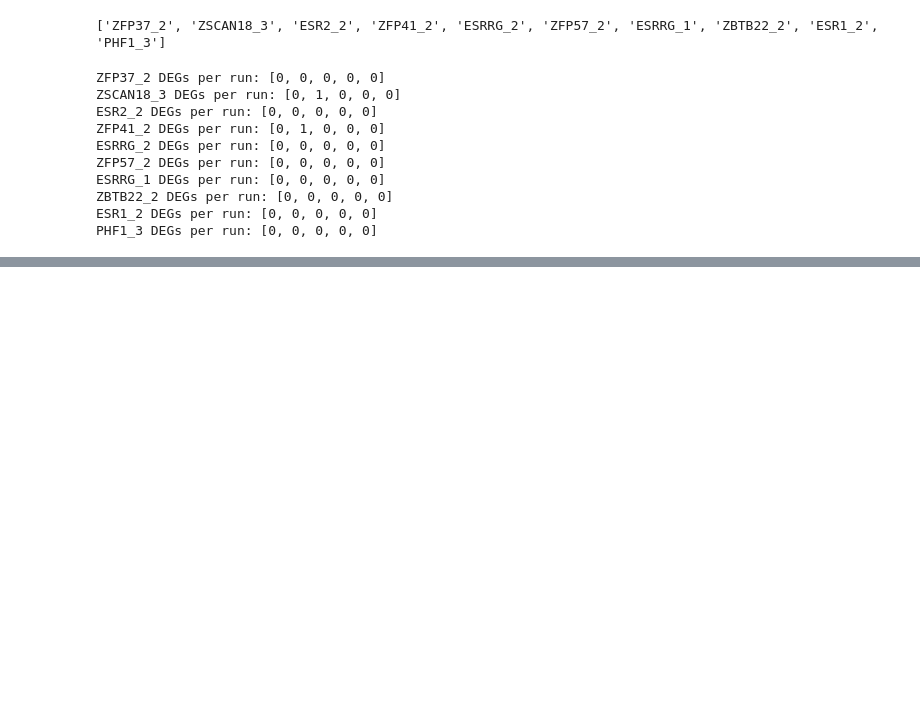
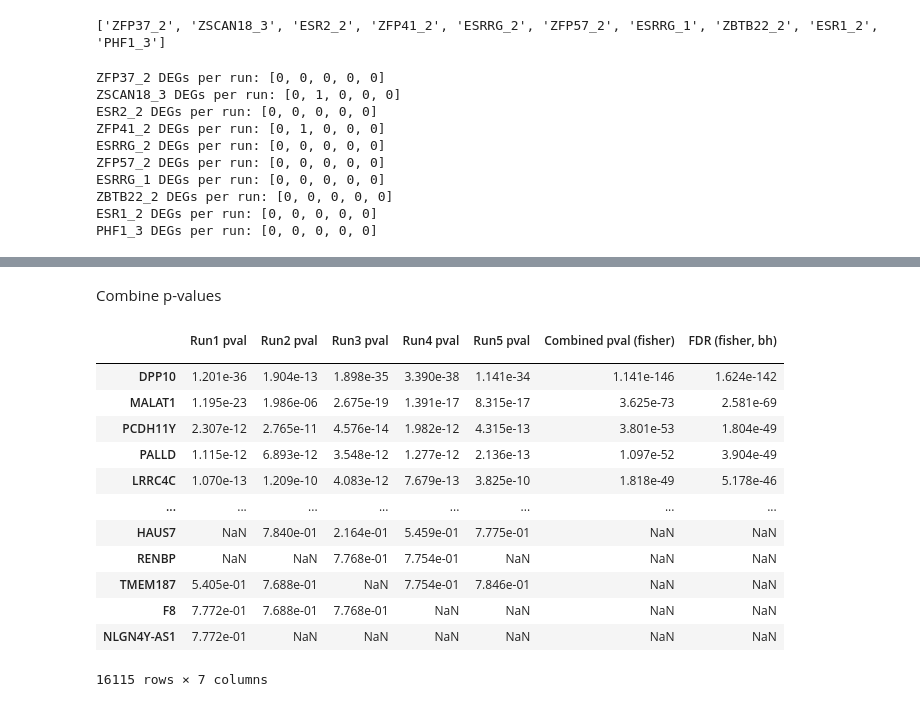
Before and after one commit to subramaniam-lab-ucsd/tf-project, a Jupyter notebook: tf_project_qc_de_testing.ipynb, the cells around one changed output, grey strips where cells are left out. Cells and saved outputs as stored; diff of their text form; code cells hidden in the pictures; blank space fills up the shorter version.

```diff
--- a/tf_project_qc_de_testing.ipynb
+++ b/tf_project_qc_de_testing.ipynb
@@ -2693,0 +2195,14 @@ print(f"gRNA has {adata[adata.obs.gRNA == 'gRNA'].shape[0]} cells")
+# %%
+# 30 KDs with highest number of DEGs, from updated pipeline example notebook
+top_30_kds_by_n_degs = \
+    {'MYADM', 'DBR1', 'POU5F1', 'PTPN1', 'POU5F1B', 'JOSD1', 'ST13', 'HRC', 'TOMM40', 'KAT2A',
+     'PHF20', 'PSMD8', 'NAE1', 'POU3F2', 'HCCS', 'DDX6', 'SMARCC1', 'DNMT1', 'TMX2', 'SMARCE1',
+     'TADA2B', 'VHL', 'TAF4', 'EMSY', 'ZNF521', 'RBM14', 'NANOG', 'IDI1', 'RNF7', 'ZNF396'}
+
+# KDs to test
+test_kds = top_30_kds_by_n_degs & set(adata.obs.gene_target.unique().tolist())
+print(f"{len(test_kds)} KDs to test: {', '.join(test_kds)}")
+
+# gRNA to test
+gRNA_to_test = adata[adata.obs.gene_target.isin(test_kds)].obs.gRNA.unique().tolist()
+print(f"{len(gRNA_to_test)} gRNA to test")
@@ -2693,0 +2341,3 @@ print(f"gRNA has {adata[adata.obs.gRNA == 'gRNA'].shape[0]} cells")
+# %%
+test_POU5F1_3_pval_df, test_POU5F1_3_lfc_df, test_POU5F1_3_stat_df = \
+    build_multi_run_dfs("POU5F1_3", test_DE_res)
@@ -2693,0 +2399,2 @@ print(f"gRNA has {adata[adata.obs.gRNA == 'gRNA'].shape[0]} cells")
+# %% [markdown]
+Combine p-values
@@ -2693,0 +2501,20 @@ print(f"gRNA has {adata[adata.obs.gRNA == 'gRNA'].shape[0]} cells")
+# %%
+test_POU5F1_3_fisher_pval_df = \
+    combine_pvalues_single_target(test_POU5F1_3_pval_df, pval_method="fisher")
+with pd.option_context('display.precision', 3):
+    display(test_POU5F1_3_fisher_pval_df.sort_values(by="FDR (fisher, bh)"))
+# %% [output]
+|  | Run1 pval | Run2 pval | Run3 pval | Run4 pval | Run5 pval | Combined pval (fisher) | FDR (fisher, bh) |
+|  |  |  |  |  |  |  |  |
+| DPP10 | 1.201e-36 | 1.904e-13 | 1.898e-35 | 3.390e-38 | 1.141e-34 | 1.141e-146 | 1.624e-142 |
+| MALAT1 | 1.195e-23 | 1.986e-06 | 2.675e-19 | 1.391e-17 | 8.315e-17 | 3.625e-73 | 2.581e-69 |
+| PCDH11Y | 2.307e-12 | 2.765e-11 | 4.576e-14 | 1.982e-12 | 4.315e-13 | 3.801e-53 | 1.804e-49 |
+| PALLD | 1.115e-12 | 6.893e-12 | 3.548e-12 | 1.277e-12 | 2.136e-13 | 1.097e-52 | 3.904e-49 |
+| LRRC4C | 1.070e-13 | 1.209e-10 | 4.083e-12 | 7.679e-13 | 3.825e-10 | 1.818e-49 | 5.178e-46 |
+| ... | ... | ... | ... | ... | ... | ... | ... |
+| HAUS7 | NaN | 7.840e-01 | 2.164e-01 | 5.459e-01 | 7.775e-01 | NaN | NaN |
+| RENBP | NaN | NaN | 7.768e-01 | 7.754e-01 | NaN | NaN | NaN |
+| TMEM187 | 5.405e-01 | 7.688e-01 | NaN | 7.754e-01 | 7.846e-01 | NaN | NaN |
+| F8 | 7.772e-01 | 7.688e-01 | 7.768e-01 | NaN | NaN | NaN | NaN |
+| NLGN4Y-AS1 | 7.772e-01 | NaN | NaN | NaN | NaN | NaN | NaN |
+16115 rows × 7 columns
```
Also changed, not shown: parts of 135 cells of this notebook, 1 other file.
